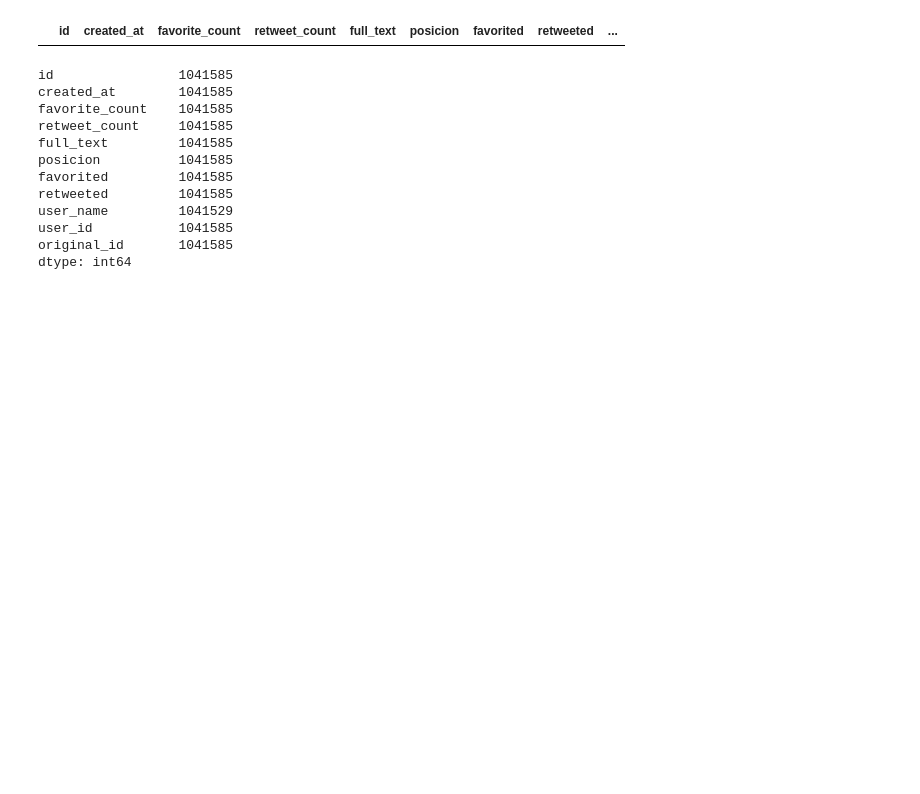
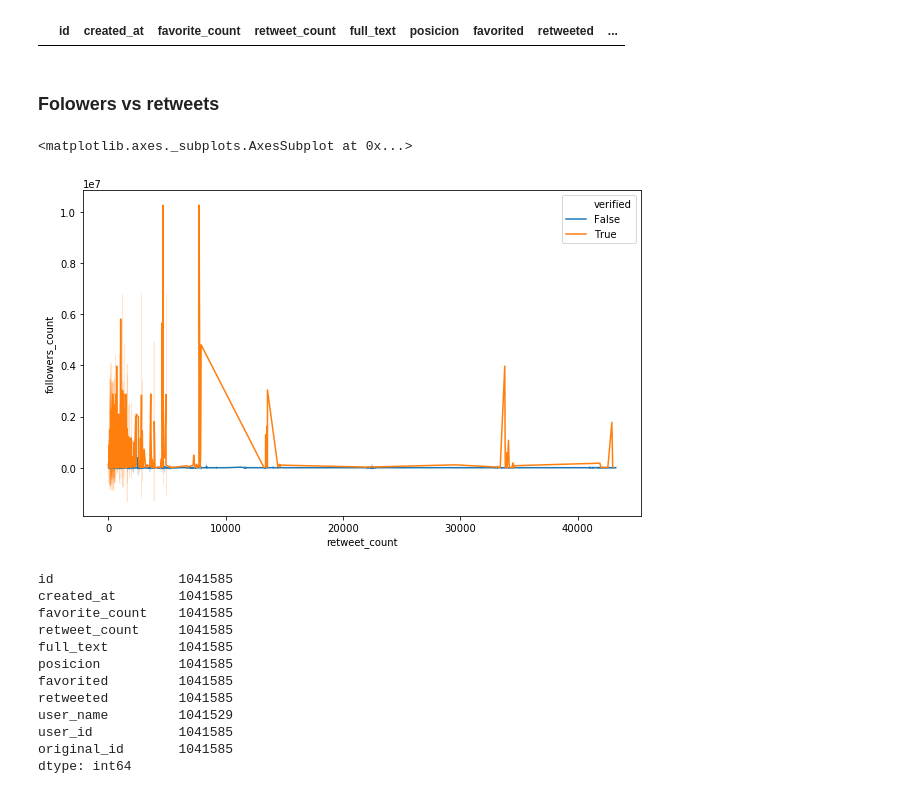
Before and after one commit to juan-analian/mentoria-diplodatos-2019, a Jupyter notebook: users_and_tweets.ipynb, the cells around one changed output. Drawn from its saved outputs; the diff is of its cells as text; code cells hidden in the pictures; blank space fills up the shorter version.

```diff
--- a/users_and_tweets.ipynb
+++ b/users_and_tweets.ipynb
@@ -101,6 +121,17 @@ df_junio[df_junio.user_id == 789856765]
 df_tweets_junio[df_tweets_junio.id != df_tweets_junio.original_id ]
 # %% [output]
 |  | id | created_at | favorite_count | retweet_count | full_text | posicion | favorited | retweeted | ... |
+# %% [markdown]
+###  Folowers vs retweets
+# %%
+#df_junio.followers_count vs df_junio.retweet_count
+plt.figure(figsize=(10,6))
+sns.lineplot(data=df_junio,
+                  x='retweet_count', y='followers_count',
+                  hue='verified', ci='sd')
+# %% [output]
+<matplotlib.axes._subplots.AxesSubplot at 0x...>
+[figure, added]
 # %%
 df_tweets_junio[df_tweets_junio.id == df_tweets_junio.original_id ].count()
 # %% [output]
```
Also changed, not shown: parts of 37 cells of this notebook.
